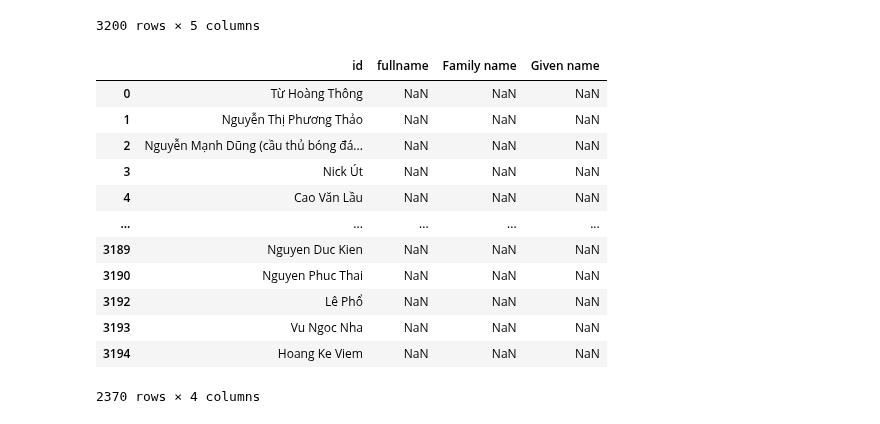
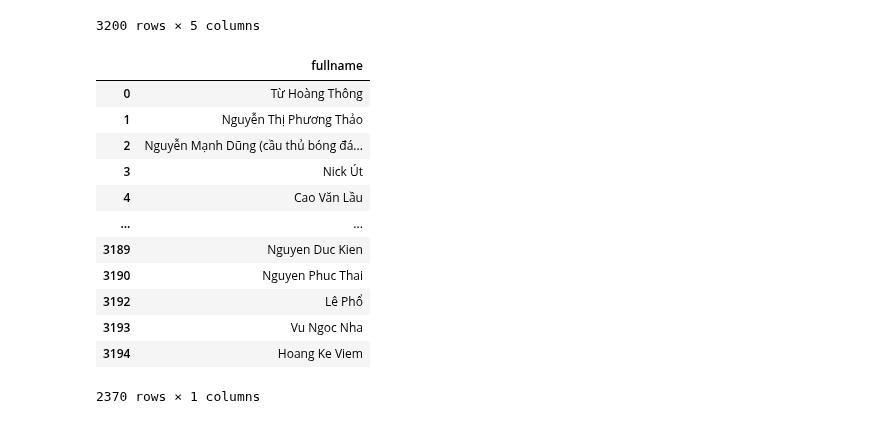
Before and after one commit to Exiger-project/Name_Of_Origin_Project-, a Jupyter notebook: ChineseVietNames.ipynb, the cells around one changed output. Cells and saved outputs as stored; diff of their text form; code cells hidden in the pictures.

Commit message:
Started feature engineering for ChineseViet names

```diff
--- a/ChineseVietNames.ipynb
+++ b/ChineseVietNames.ipynb
@@ -230,21 +245,22 @@ viet_df
 | 3199 | http://www.wikidata.org/entity/Q1... | Khuất Hữu Sơn | NaN | NaN | NaN |
 3200 rows × 5 columns
 # %%
-viet_df.drop(columns = ['Unnamed: 0'], inplace = True)
+viet_df.drop(columns = ['Unnamed: 0', 'fullname','Family name','Given name'], inplace = True)
+viet_df = viet_df.rename(columns={'id': 'fullname'})
 # %%
-viet_df.drop_duplicates(subset=['id'], keep='first', inplace=True)
+viet_df.drop_duplicates(subset=['fullname'], keep='first', inplace=True)
 viet_df
 # %% [output]
-|  | id | fullname | Family name | Given name |
-| 0 | Từ Hoàng Thông | NaN | NaN | NaN |
-| 1 | Nguyễn Thị Phương Thảo | NaN | NaN | NaN |
-| 2 | Nguyễn Mạnh Dũng (cầu thủ bóng đá... | NaN | NaN | NaN |
-| 3 | Nick Út | NaN | NaN | NaN |
-| 4 | Cao Văn Lầu | NaN | NaN | NaN |
-| ... | ... | ... | ... | ... |
-| 3189 | Nguyen Duc Kien | NaN | NaN | NaN |
-| 3190 | Nguyen Phuc Thai | NaN | NaN | NaN |
-| 3192 | Lê Phổ | NaN | NaN | NaN |
-| 3193 | Vu Ngoc Nha | NaN | NaN | NaN |
-| 3194 | Hoang Ke Viem | NaN | NaN | NaN |
+|  | fullname |
+| 0 | Từ Hoàng Thông |
+| 1 | Nguyễn Thị Phương Thảo |
+| 2 | Nguyễn Mạnh Dũng (cầu thủ bóng đá... |
+| 3 | Nick Út |
+| 4 | Cao Văn Lầu |
+| ... | ... |
+| 3189 | Nguyen Duc Kien |
+| 3190 | Nguyen Phuc Thai |
+| 3192 | Lê Phổ |
+| 3193 | Vu Ngoc Nha |
+| 3194 | Hoang Ke Viem |
-2370 rows × 4 columns
+2370 rows × 1 columns
```
Also changed, not shown: parts of 29 cells of this notebook.
